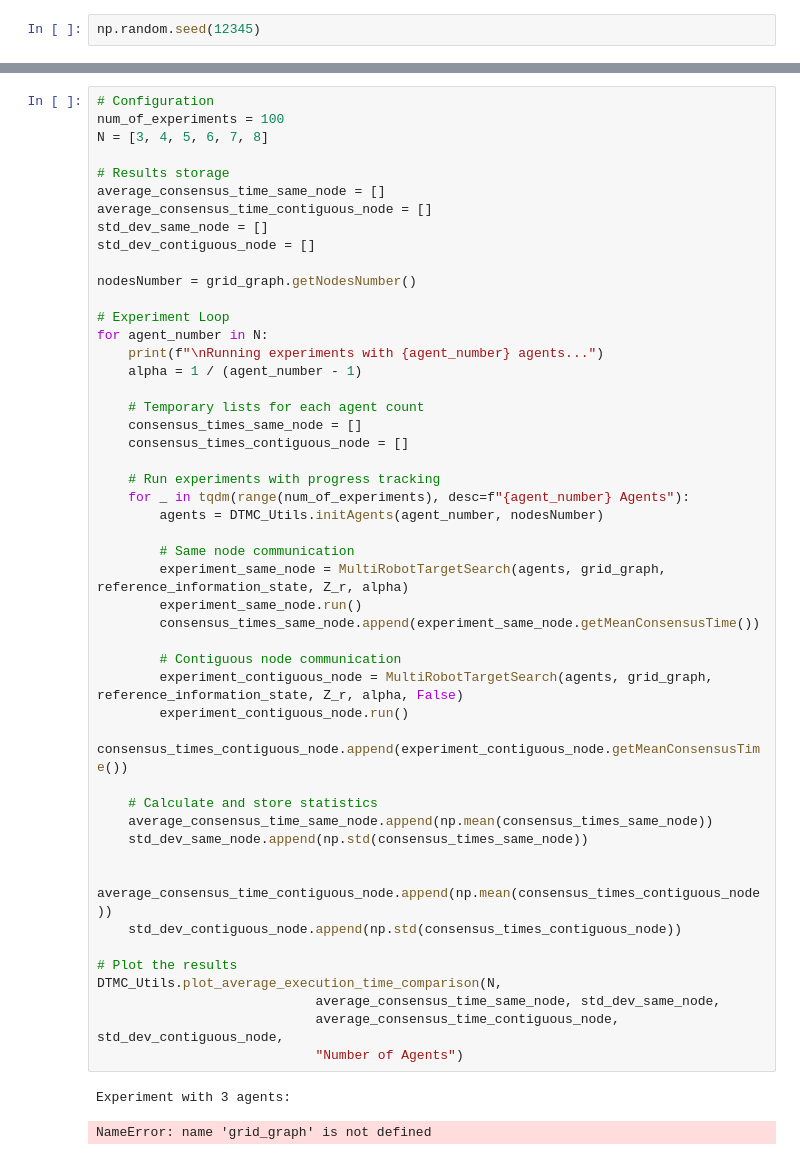
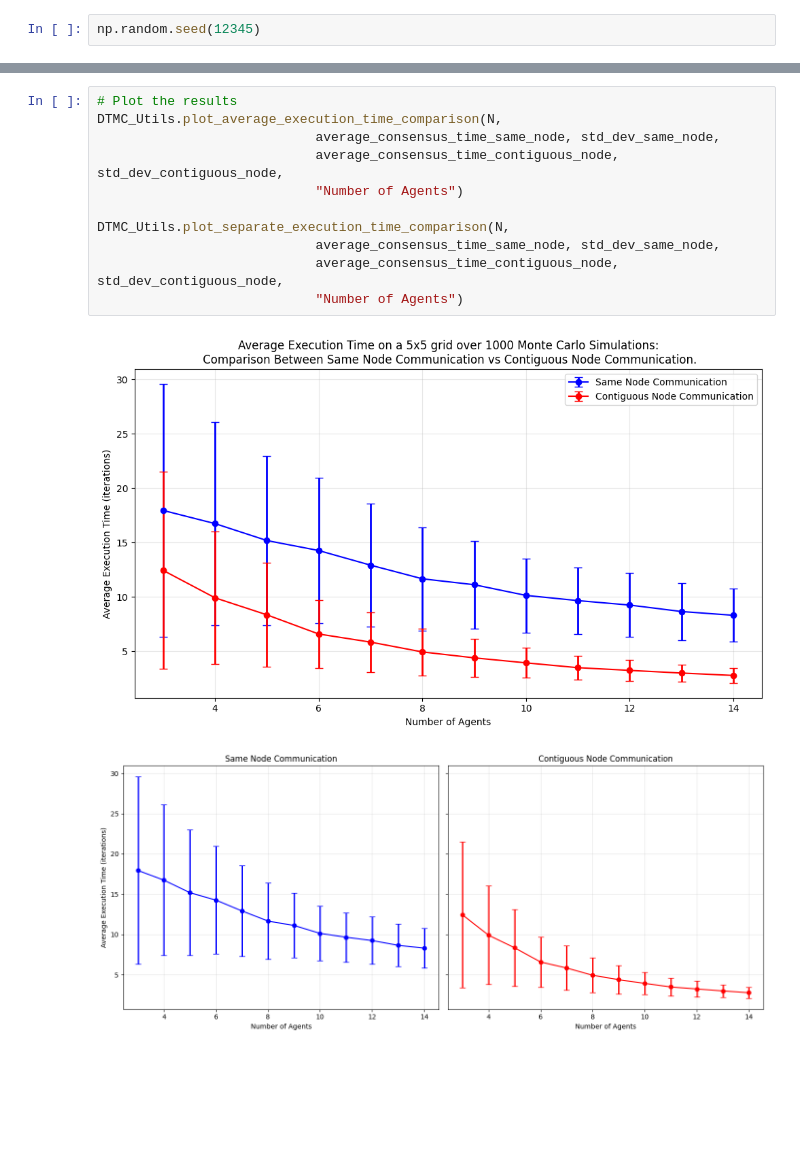
Before and after one commit to Spopoi/MultiRobotTargetSearch, a Jupyter notebook: communication_range_analysis.ipynb, the cells around one changed output, grey strips where cells are left out. Saved outputs shown, nothing was run; the diff lists cells and outputs as text; blank space fills up the shorter version.

```diff
--- a/communication_range_analysis.ipynb
+++ b/communication_range_analysis.ipynb
@@ -23,51 +96,14 @@ grid_graph.plot_graph()
 # %%
-# Configuration
-num_of_experiments = 100
-N = [3, 4, 5, 6, 7, 8]
-
-# Results storage
-average_consensus_time_same_node = []
-average_consensus_time_contiguous_node = []
-std_dev_same_node = []
-std_dev_contiguous_node = []
-
-nodesNumber = grid_graph.getNodesNumber()
-
-# Experiment Loop
-for agent_number in N:
-    print(f"\nRunning experiments with {agent_number} agents...")
-    alpha = 1 / (agent_number - 1)
-
-    # Temporary lists for each agent count
-    consensus_times_same_node = []
-    consensus_times_contiguous_node = []
-
-    # Run experiments with progress tracking
-    for _ in tqdm(range(num_of_experiments), desc=f"{agent_number} Agents"):
-        agents = DTMC_Utils.initAgents(agent_number, nodesNumber)
-
-        # Same node communication
-        experiment_same_node = MultiRobotTargetSearch(agents, grid_graph, reference_information_state, Z_r, alpha)
-        experiment_same_node.run()
-        consensus_times_same_node.append(experiment_same_node.getMeanConsensusTime())
-
-        # Contiguous node communication
-        experiment_contiguous_node = MultiRobotTargetSearch(agents, grid_graph, reference_information_state, Z_r, alpha, False)
-        experiment_contiguous_node.run()
-        consensus_times_contiguous_node.append(experiment_contiguous_node.getMeanConsensusTime())
-
-    # Calculate and store statistics
-    average_consensus_time_same_node.append(np.mean(consensus_times_same_node))
-    std_dev_same_node.append(np.std(consensus_times_same_node))
-
-    average_consensus_time_contiguous_node.append(np.mean(consensus_times_contiguous_node))
-    std_dev_contiguous_node.append(np.std(consensus_times_contiguous_node))
-
 # Plot the results
 DTMC_Utils.plot_average_execution_time_comparison(N,
                             average_consensus_time_same_node, std_dev_same_node,
                             average_consensus_time_contiguous_node, std_dev_contiguous_node,
                             "Number of Agents")
+
+DTMC_Utils.plot_separate_execution_time_comparison(N,
+                            average_consensus_time_same_node, std_dev_same_node,
+                            average_consensus_time_contiguous_node, std_dev_contiguous_node,
+                            "Number of Agents")
 # %% [output]
-Experiment with 3 agents:
-NameError: name 'grid_graph' is not defined
+[figure, added]
+[figure, added]
```
Also changed, not shown: parts of 3 cells of this notebook, 2 other files.
